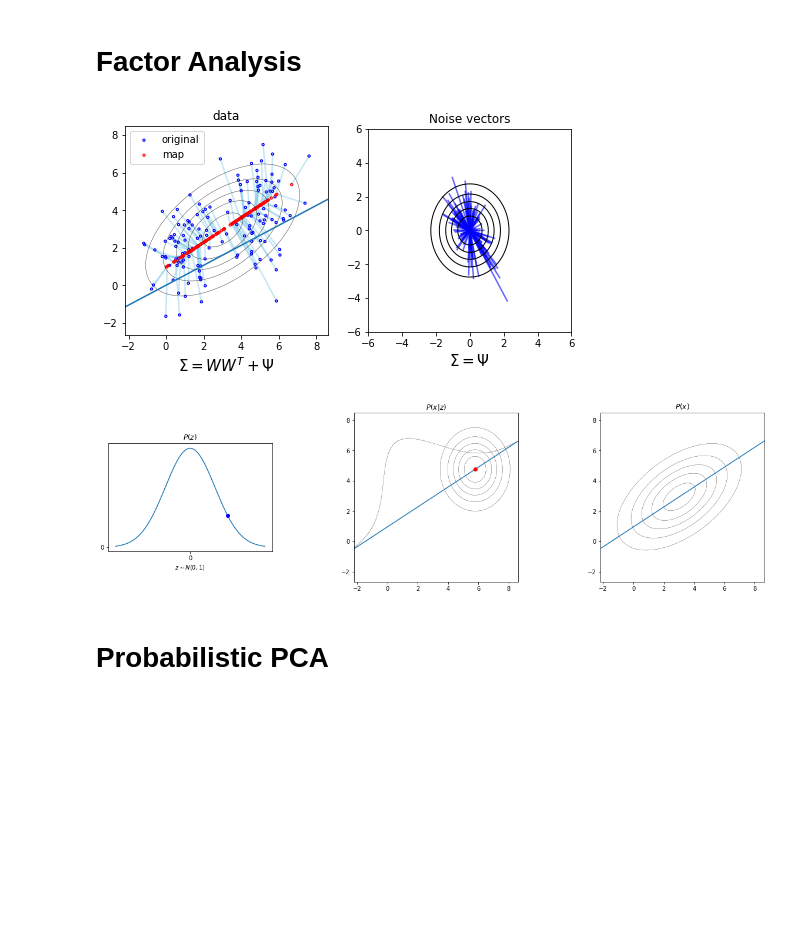
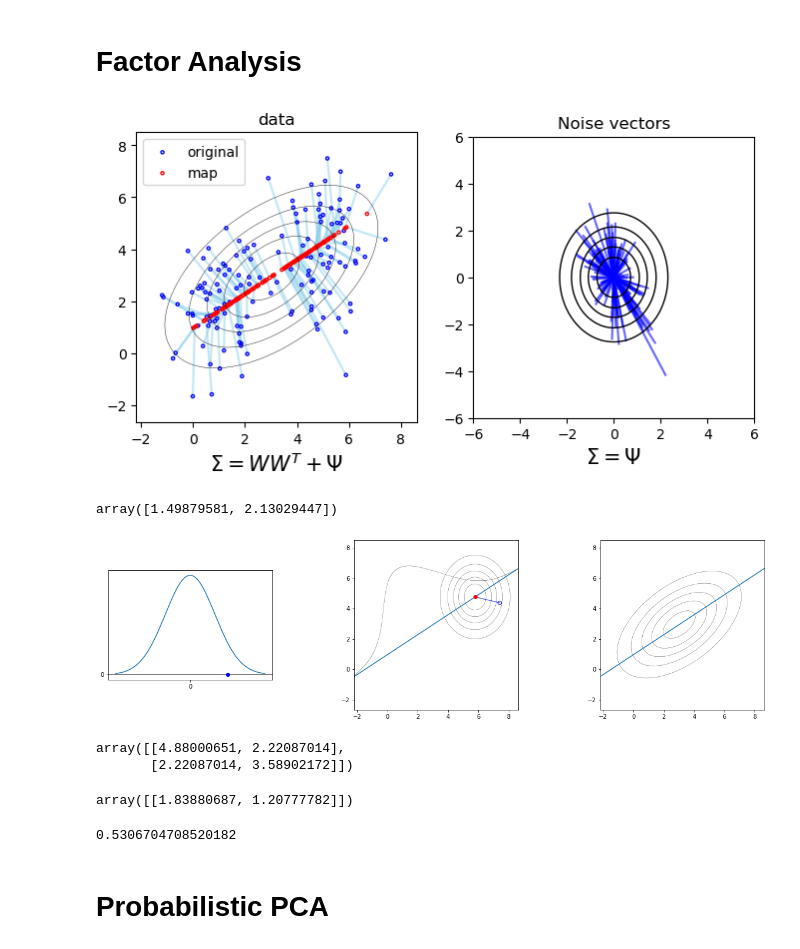
Before and after one commit to yusukemh/ProbabilisticPCA, a Jupyter notebook: PPCA.ipynb, the cells around one changed output. Drawn from its saved outputs; the diff is of its cells as text; code cells hidden in the pictures; blank space fills up the shorter version.

```diff
--- a/Untitled.ipynb
+++ b/PPCA.ipynb
@@ -65,7 +65,7 @@ lines = [[(i[0], i[1]), (j[0], j[1])] for i, j in zip(mapped, X)]
 lc = mc.LineCollection(lines, colors='skyblue', alpha=0.5, zorder=-100)
 
 
-fig, axs = plt.subplots(1,2, figsize=(8,8))
+fig, axs = plt.subplots(1,2, figsize=(8,8), dpi=100)
 axs[0].add_collection(lc)
 axs[0].set_aspect('equal')
 axs[0].set_title('data')
@@ -75,8 +75,7 @@ plot_gaussian_contour(
     xlim=xlim,
     ylim=ylim,
     means=model.mean_,
-    # cov=np.matmul(model.components_[0].reshape(-1,1), model.components_[0].reshape(-1,1).T) + np.array([[model.noise_variance_[0], 0], [0, model.noise_variance_[1]]]),
-    cov=np.matmul(model.components_[0].reshape(-1,1), model.components_[0].reshape(-1,1).T) + np.diag([model.noise_variance_[0], model.noise_variance_[1]]),
+    cov=model.get_covariance(),
     levels=5,
     linewidths=0.3,
     ax=axs[0]
@@ -98,7 +97,7 @@ plot_gaussian_contour(
     xlim=(-plt_range, plt_range),
     ylim=(-plt_range, plt_range),
     means=[0, 0],
-    cov=[[model.noise_variance_[0], 0], [0, model.noise_variance_[1]]],
+    cov=np.diag(model.noise_variance_),
     levels=5,
     linewidths=1,
     ax=axs[1]
@@ -107,14 +106,14 @@ plot_gaussian_contour(
 axs[0].set_xlabel(r"$\Sigma=WW^T+\Psi$", fontsize=15)
 axs[1].set_xlabel("$\Sigma=\Psi$", fontsize=15)
 
-# testing
-cov=np.matmul(model.components_[0].reshape(-1,1), model.components_[0].reshape(-1,1).T) + np.diag([model.noise_variance_[0], model.noise_variance_[1]])
-slope = cov[0][1] / np.sqrt(cov[0][0] * cov[1][1])
-axs[0].plot([xlim[0], xlim[1]], [xlim[0] * slope, xlim[1] * slope])
-
 print()
+plt.savefig("Factor_analysis_data_and_noise.png")
 # %% [output]
-[figure, old version]
+[figure, new version]
+# %%
+model.noise_variance_
+# %% [output]
+array([1.49879581, 2.13029447])
 # %%
 fig, axs = plt.subplots(1, 3, figsize=(20,10), gridspec_kw={"wspace": 0.5})
 
@@ -126,13 +125,14 @@ sample_x = x[idx_sample]
 sample_pdf = pdf[idx_sample]
 
 # ax[0]
-axs[0].scatter(sample_x, sample_pdf, c="b", zorder=10)
+axs[0].scatter(sample_x, 0, c="b", zorder=10)
 axs[0].plot(x, pdf)
 axs[0].set_xticks([0])
 axs[0].set_yticks([0])
-axs[0].set_xlabel("$z\sim N(0,1)$")
+# axs[0].set_xlabel("$z\sim N(0,1)$")
 axs[0].set_aspect(10)
-axs[0].set_title("$P(z)$")
+# axs[0].set_title("$P(z)$")
+axs[0].axhline(0, linewidth=1, color='black', zorder=-1)
 
 # ax[1]
 slope = model.components_[0][1] / model.components_[0][0]
@@ -152,7 +152,8 @@ plot_gaussian_contour(
     xlim=xlim,
     ylim=ylim,
     means=mapped_sample,
-    cov=[[model.noise_variance_[0], 0], [0, model.noise_variance_[1]]],
+    # cov=[[model.noise_variance_[0], 0], [0, model.noise_variance_[1]]],
+    cov=np.diag(model.noise_variance_),
     levels=5,
     linewidths=0.3,
     ax=axs[1]
@@ -161,42 +162,58 @@ plot_gaussian_contour(
 orth_vector = np.array((model.components_[0][1] * -1, model.components_[0][0]))
 transformed_pdf = []
 for x_, pdf_ in zip(x, pdf):
     mapped_point = x_ * model.components_ + model.mean_
     mapped_pdf = (mapped_point + (orth_vector * pdf_ * 5)).reshape(-1)
     transformed_pdf.append( mapped_pdf )
 transformed_pdf = np.array(transformed_pdf)
 
 axs[1].scatter(transformed_pdf[:, 0], transformed_pdf[:, 1], s=0.01, color="gray")
-axs[1].set_title("$P(x|z)$")
+# axs[1].set_title("$P(x|z)$")
 
 # axs[2]
 #left_endpoint = -10 * model.components_[0] + model.mean_
 #right_endpoint = 10 * model.components_[0] + model.mean_
 axs[2].plot([left_endpoint[0], right_endpoint[0]], [left_endpoint[1], right_endpoint[1]])
 axs[2].set_xlim(xlim)
 axs[2].set_ylim(ylim)
-axs[2].set_aspect("equal")
-axs[2].set_title("$P(x)$")
+# axs[2].set_aspect("equal")
+# axs[2].set_title("$P(x)$")
 
 plot_gaussian_contour(
     resolution=200,
     xlim=xlim,
     ylim=ylim,
     means=model.mean_,
     # cov=np.matmul(model.components_[0].reshape(-1,1), model.components_[0].reshape(-1,1).T) + np.array([[model.noise_variance_[0], 0], [0, model.noise_variance_[1]]]),
-    cov=np.matmul(model.components_[0].reshape(-1,1), model.components_[0].reshape(-1,1).T) + np.diag([model.noise_variance_[0], model.noise_variance_[1]]),
+    # cov=np.matmul(model.components_[0].reshape(-1,1), model.components_[0].reshape(-1,1).T) + np.diag([model.noise_variance_[0], model.noise_variance_[1]]),
+    cov=model.get_covariance(),
     levels=5,
     linewidths=0.3,
     ax=axs[2]
 )
 
+x_noise_added = X[90]
+axs[1].scatter(x_noise_added[0], x_noise_added[1], edgecolor='b', facecolor='none')
+axs[1].plot([x_noise_added[0], mapped_sample[0]], [x_noise_added[1], mapped_sample[1]], color='b', alpha=0.6)
+print()
 
-
-
-
-print()
+plt.savefig("FactorAnalysis_latent_to_data.png")
 # %% [output]
-[figure, old version]
+[figure, new version]
+# %%
+model.get_covariance()
+# %% [output]
+array([[4.88000651, 2.22087014],
+       [2.22087014, 3.58902172]])
+# %%
+model.components_
+# %% [output]
+array([[1.83880687, 1.20777782]])
+# %%
+cov = model.get_covariance()
+model.get_covariance()[0][1] / np.sqrt(cov[0,0] * cov[1,1])
+# %% [output]
+0.5306704708520182
 # %%
 orth_vector = np.array((model.components_[0][1] * -1, model.components_[0][0]))
 # %%
```
Also changed, not shown: 3 other files.
